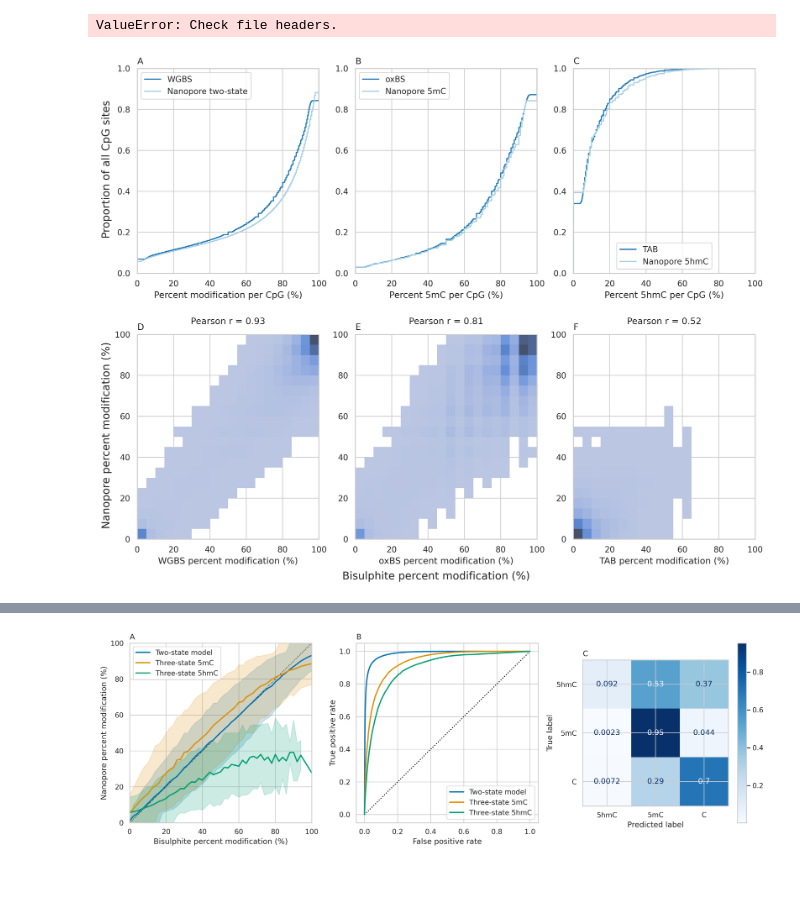
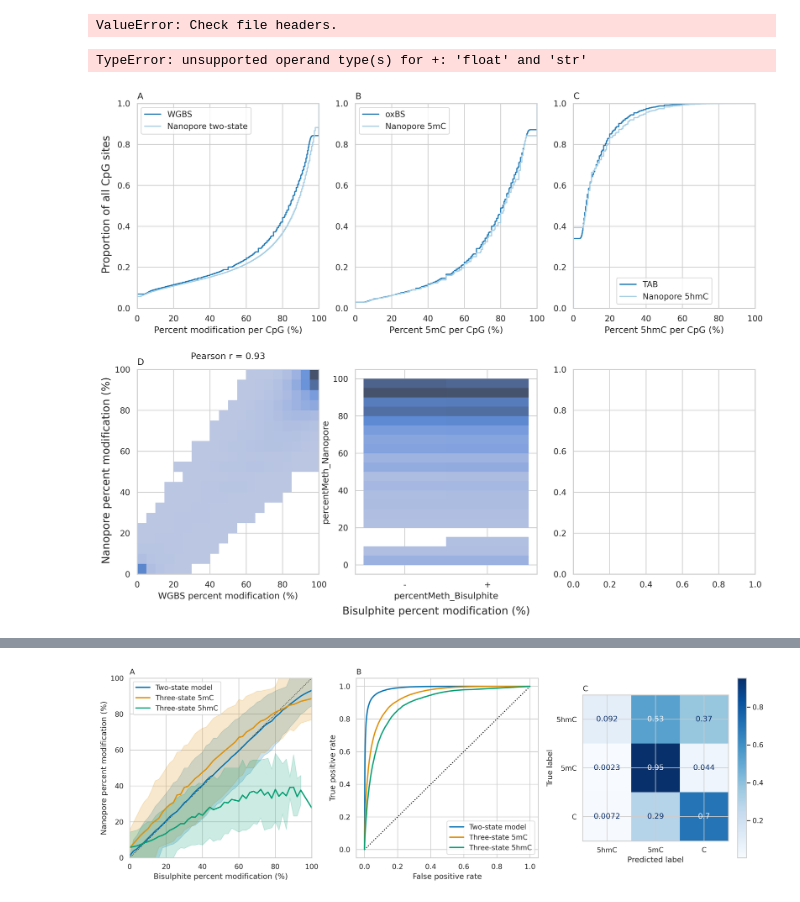
Before and after one commit to DominicOH/Analysis-of-nanopore-epigenetic-sequencing, a Jupyter notebook: Figures.ipynb, the cells around one changed output, grey strips where cells are left out. Cells and saved outputs as stored; diff of their text form; code cells hidden in the pictures.

Commit message:
Improvements to checkpointing

```diff
--- a/Figures.ipynb
+++ b/Figures.ipynb
@@ -192,7 +202,8 @@ ax11 = fig11.add_subplot(gs11[0, 0])
 ax12 = fig11.add_subplot(gs11[0, 1])
 ax13 = fig11.add_subplot(gs11[0, 2])
 
-sns.ecdfplot(two_mod_long, x="percentMeth", hue="method", palette="Paired", ax=ax11)
+sns.ecdfplot(Checkpoint(path="./intermediates/two_mod_long.tsv").loadCheckpoint(),
+             x="percentMeth", hue="method", palette="Paired", ax=ax11)
 sns.move_legend(ax11, "upper left", title=None, labels=["WGBS", "Nanopore two-state"])
 # ax11.text(50, 1.05, "Kolmogorov-Smirnov = {ks:.2f}".format(ks=calcKS(two_mod_wide)[0]), ha="center")
 ax11.set_ylabel(None)
@@ -200,7 +211,8 @@ ax11.set_xlabel("Percent modification per CpG (%)")
 ax11.set_title("A", loc="left")
 ax11.set_xlim([0, 100])
 
-sns.ecdfplot(mc_df_long, x="percentMeth", hue="method", palette="Paired", ax=ax12)
+sns.ecdfplot(Checkpoint(path="./intermediates/mc_df_long.tsv").loadCheckpoint(),
+             x="percentMeth", hue="method", palette="Paired", ax=ax12)
 sns.move_legend(ax12, "upper left", title=None, labels=["oxBS", "Nanopore 5mC"])
 # ax12.text(50, 1.05, "Kolmogorov-Smirnov = {ks:.2f}".format(ks=calcKS(mc_df_wide)[0]), ha="center")
 ax12.set_ylabel(None)
@@ -208,7 +220,8 @@ ax12.set_xlabel("Percent 5mC per CpG (%)")
 ax12.set_title("B", loc="left")
 ax12.set_xlim([0, 100])
 
-sns.ecdfplot(hmc_df_long, x="percentMeth", hue="method", palette="Paired", ax=ax13)
+sns.ecdfplot(Checkpoint(path="./intermediates/hmc_df_long.tsv").loadCheckpoint(),
+             x="percentMeth", hue="method", palette="Paired", ax=ax13)
 sns.move_legend(ax13, "lower center", title=None, labels=["TAB", "Nanopore 5hmC"])
 # ax13.text(50, 1.05, "Kolmogorov-Smirnov = {ks:.2f}".format(ks=calcKS(hmc_df_wide)[0]), ha="center")
 ax13.set_ylabel(None)
@@ -224,31 +237,36 @@ gs12 = GridSpec(1, 3, fig12)
 ax14 = fig12.add_subplot(gs12[0, 0])
 ax15 = fig12.add_subplot(gs12[0, 1])
 ax16 = fig12.add_subplot(gs12[0, 2])
+
+two_mod_wide = Checkpoint(path="./intermediates/two_mod_wide.tsv").loadCheckpoint()
+mc_df_wide = Checkpoint(path="./intermediates/mc_df_wide.tsv").loadCheckpoint()
+hmc_df_wide = Checkpoint(path="./intermediates/hmc_df_wide.tsv").loadCheckpoint()
 
 sns.histplot(two_mod_wide, x="percentMeth_Bisulphite", y="percentMeth_Nanopore", bins=20, pthresh=0.01, stat="density", ax=ax14)
 ax14.text(50, 105, "Pearson r = {r:.2f}".format(r=calcPearson(two_mod_wide)[0]), ha="center")
 ax14.set_xlim((0, 100))
 ax14.set_ylim((0, 100))
 ax14.set_xlabel("WGBS percent modification (%)")
 ax14.set_ylabel(None)
 ax14.set_title("D", loc="left")
 
 sns.histplot(mc_df_wide, x="percentMeth_Bisulphite", y="percentMeth_Nanopore", bins=20, pthresh=0.01, stat="density", ax=ax15)
 ax15.text(50, 105, "Pearson r = {r:.2f}".format(r=calcPearson(mc_df_wide)[0]), ha="center")
 ax15.set_xlim((0, 100))
 ax15.set_ylim((0, 100))
 ax15.set_xlabel("oxBS percent modification (%)")
 ax15.set_ylabel(None)
 ax15.set_title("E", loc="left")
 
 sns.histplot(hmc_df_wide, x="percentMeth_Bisulphite", y="percentMeth_Nanopore", bins=20, pthresh=0.01, stat="density", ax=ax16)
 ax16.text(50, 105, "Pearson r = {r:.2f}".format(r=calcPearson(hmc_df_wide)[0]), ha="center")
 ax16.set_xlim((0, 100))
 ax16.set_ylim((0, 100))
 ax16.set_xlabel("TAB percent modification (%)")
 ax16.set_ylabel(None)
 ax16.set_title("F", loc="left")
 
 fig1.show()
 # %% [output]
+TypeError: unsupported operand type(s) for +: 'float' and 'str'
-[figure, old version]
+[figure, new version]
```
Also changed, not shown: parts of 12 cells of this notebook, 2 other files.
